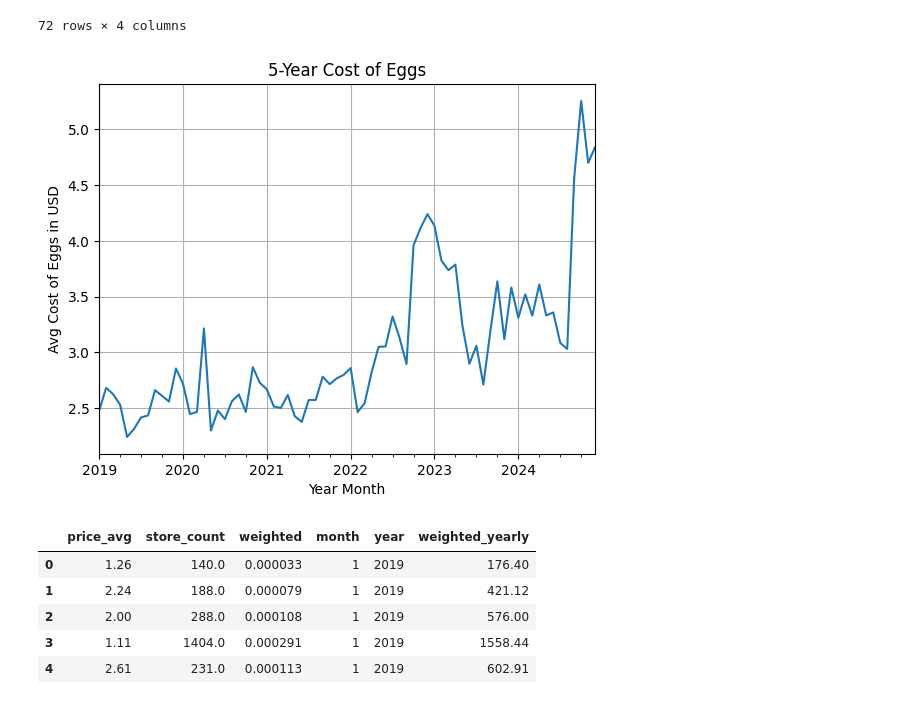
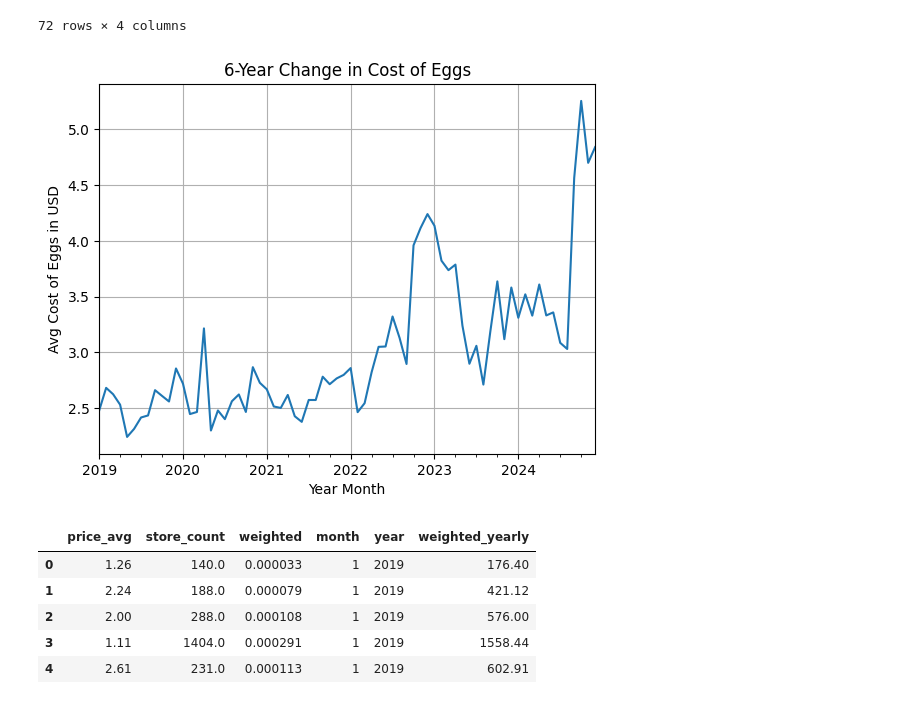
Before and after one commit to country4livin/Project-1-Repo, a Jupyter notebook: 5-yr_cost_of_eggs.ipynb, the cells around one changed output. Saved outputs shown, nothing was run; the diff lists cells and outputs as text; code cells hidden in the pictures.

```diff
--- a/5-yr_cost_of_eggs.ipynb
+++ b/5-yr_cost_of_eggs.ipynb
@@ -130,15 +139,15 @@ year_month_summary
 # %%
 # Create a line graph of the change in cost in eggs over 5 years.
 year_month_summary.plot(kind="line", y="weighted_monthly", legend=False)
 plt.xlabel("Year Month")
 plt.ylabel("Avg Cost of Eggs in USD")
-plt.title("5-Year Cost of Eggs")
+plt.title("6-Year Change in Cost of Eggs")
 plt.grid(True)
 # save the figure
 plt.savefig("Resources/output_data/fig1_line.png")
 plt.show()
 # %% [output]
-[figure, old version]
+[figure, new version]
 # %%
 # Print the dataframe for reference
 group_year_month.head()
```
Also changed, not shown: parts of 2 cells of this notebook.
